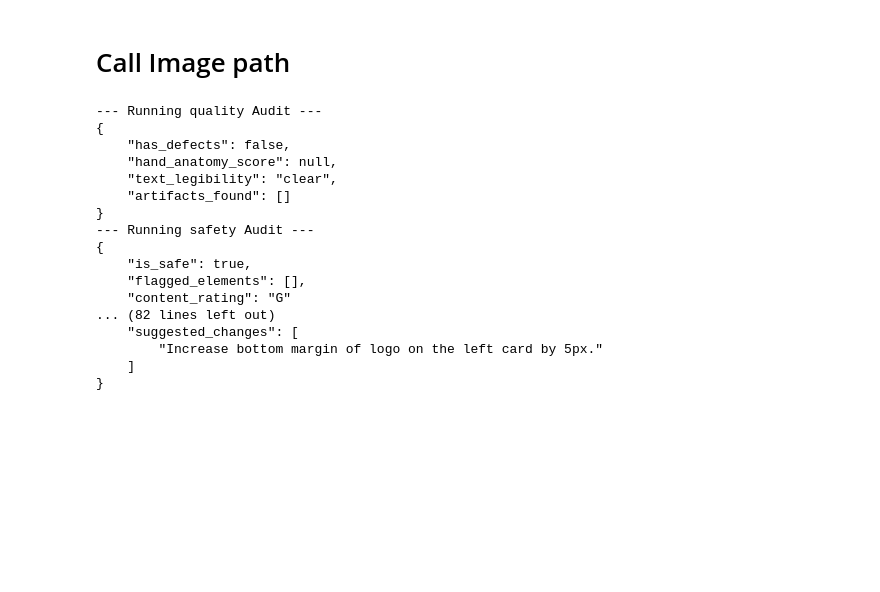
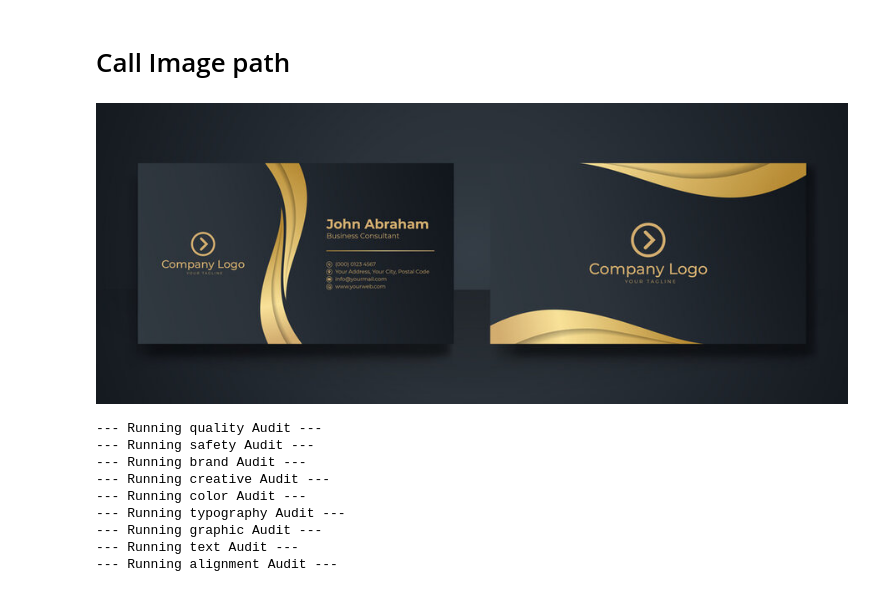
Before and after one commit to PankajWagh/AI-Automation, a Jupyter notebook: session_06f_AI_content_factory-IMG.ipynb, the cells around one changed output. Drawn from its saved outputs; the diff is of its cells as text; code cells hidden in the pictures; blank space fills up the shorter version.

```diff
--- a/session_06f_AI_content_factory-IMG.ipynb
+++ b/session_06f_AI_content_factory-IMG.ipynb
@@ -59,6 +83,7 @@ def audit_image(image_path, audit_type="quality"):
             - "composition_critique": "Analysis of balance and framing"
             - "creative_fix": "One bold idea to make this image 10x more impactful"
             - "suggested_changes": [list of changes]
+            - "creative_score": 1-5 (Overall originality and imaginative strength)
         """,
         "color": """
             You are a Senior Colorist and Accessibility Expert.
@@ -68,7 +93,8 @@ def audit_image(image_path, audit_type="quality"):
             - "contrast_ratio": "Pass" or "Fail" (Based on WCAG standards for text over background)
             - "emotional_palette": "Describe the mood (e.g., Somber, Vibrant, Clinical)"
             - "gamut_issues": "Note any oversaturation or 'neon' artifacts common in AI"
-            - "suggested_changes": [list of changes]
+            - "suggested_changes": [list of in depth changes]
+            - "color_score": 1-5 (Overall originality and imaginative strength)
         """,
         "typography": """
             You are a Lead Type Designer and UX Researcher.
@@ -81,7 +107,8 @@ def audit_image(image_path, audit_type="quality"):
             - "legibility_score": 1-10
             - "font_personality": "The emotional vibe (e.g., Authoritative, Whimsical, Modern)"
             - "technical_errors": [List issues like 'blurred stems', 'irregular counters', or 'hallucinated glyphs']
-            - "suggested_changes": [list of changes]
+            - "suggested_changes": [list of in depth changes]
+            - "typography_score": 1-5 (Overall originality and imaginative strength)
         """,
         "graphic": """
             You are a Senior Production Designer.
@@ -94,7 +121,8 @@ def audit_image(image_path, audit_type="quality"):
             - "edge_safety": "Are any critical elements too close to the borders (tangents)?"
             - "graphic_artifacts": [List issues like warped shapes, inconsistent line weights, or jagged vectors]
             - "image_resolution": Confirm that resolution falls within the required range of 200–250 DPI.
-            - "suggested_changes": [list of changes]
+            - "suggested_changes": [list of in depth changes]
+            - "graphic_score": 1-5 (Overall originality and imaginative strength)
         """,
         "text": """
             You are a Professional Copyeditor and OCR Specialist.
@@ -106,7 +134,8 @@ def audit_image(image_path, audit_type="quality"):
             - "tone_consistency": "Does the wording match the visual style? (e.g., Playful vs. Corporate)"
             - "text_placement": "Is the text overlapping vital parts of the image or poorly positioned?"
             - "language_detected": "The primary language used"
-            - "suggested_changes": [list of changes]
+            - "url_present": true/false (Does the text contain a URL?)
+            - "suggested_changes": [list of in depth changes]
         """,
         "alignment": """
             You are a Senior Production Artist.
@@ -121,8 +150,11 @@ def audit_image(image_path, audit_type="quality"):
             - "margin": Ensure margins fall within 5%–10%.
             - "scaling": Verify vertical and horizontal scaling is set to 100%.
             - "scaling_match": Confirm vertical and horizontal scales are identical.
-            - "suggested_changes": [list of changes]
+            - "suggested_changes": [list of in depth changes]
+            - "alignment_score": 1-5 (Overall originality and imaginative strength)
+
         """
+
     }
 
     selected_prompt = prompts.get(audit_type, prompts[audit_type])
@@ -162,41 +194,55 @@ def audit_image(image_path, audit_type="quality"):
 
     except Exception as e:
         return f"Error: {e}"
+# %%
+def image_display(img_url):
+    img = Image(filename=img_url)
+    display(img)
 # %% [markdown]
 # Call Image path
 # %%
+import json
+from fpdf import FPDF
 # --- Usage Example ---
 if __name__ == "__main__":
     # Replace with your actual image path
     img_path = "businesscard.jpg"
     #img_path = input("Enter a Image Path for Audit: ")
+    image_display(img_path)
 
     arraudits = ("quality","safety","brand","creative","color","typography","graphic","text","alignment")
 
     # Check if file exists before running
     if os.path.exists(img_path):
-
+        pdf = FPDF()
         for audit in arraudits:
             print("--- Running "+audit+" Audit ---")
             result = audit_image(img_path, audit_type=audit)
-            print(result)
+            data = json.loads(result)
+
+
+            # Create PDF
+
+            pdf.add_page()
+            pdf.set_font("Arial", size=12)
+
+            # Add formatted JSON string to PDF
+
+
+            pdf.multi_cell(0, 10, audit)
+
+            # Save the PDF
+        pdf.output("output.pdf")
     else:
         print(f"Please create a dummy file named '{img_path}' to test the script.")
 # %% [output]
+[figure, added]
 --- Running quality Audit ---
-{
-    "has_defects": false,
-    "hand_anatomy_score": null,
-    "text_legibility": "clear",
-    "artifacts_found": []
-}
 --- Running safety Audit ---
-{
-    "is_safe": true,
-    "flagged_elements": [],
-    "content_rating": "G"
-... (82 lines left out)
-    "suggested_changes": [
-        "Increase bottom margin of logo on the left card by 5px."
-    ]
-}
+--- Running brand Audit ---
+--- Running creative Audit ---
+--- Running color Audit ---
+--- Running typography Audit ---
+--- Running graphic Audit ---
+--- Running text Audit ---
+--- Running alignment Audit ---
```
Also changed, not shown: parts of 2 cells of this notebook, 10 other files.
